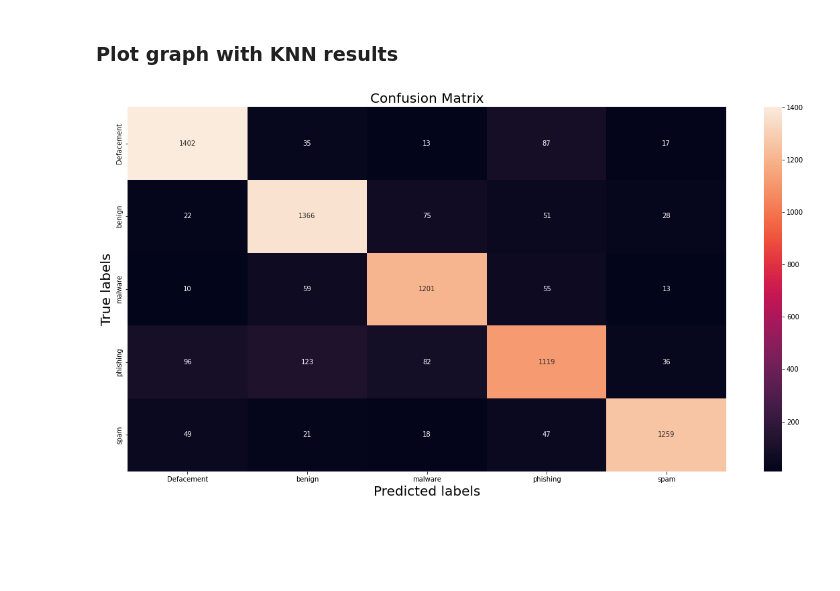
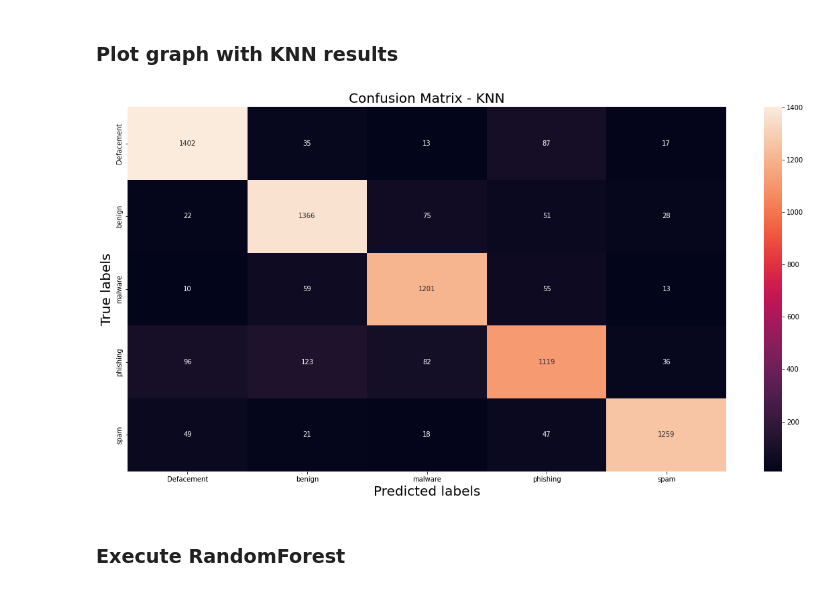
Before and after one commit to ChristianDPO/CDS-CI1030-ATIVIDADES, a Jupyter notebook: tarefa_4/src/Classification.ipynb, the cells around one changed output. Drawn from its saved outputs; the diff is of its cells as text; code cells hidden in the pictures; blank space fills up the shorter version.

Commit message:
Added RandomForest result to Classification.ipynb

```diff
--- a/tarefa_4/src/Classification.ipynb
+++ b/tarefa_4/src/Classification.ipynb
@@ -126,18 +125,20 @@ weighted avg       0.87      0.87      0.87      7284
 # %%
 ax= plt.subplot()
 #annot=True to annotate cells, ftm='g' to disable scientific notation
 sns.heatmap(cm, annot=True, fmt='g' ,ax=ax)
 
 # labels, title and ticks
-ax.set_title('Confusion Matrix', fontsize=20)
+ax.set_title('Confusion Matrix - KNN', fontsize=20)
 ax.set_xlabel('Predicted labels', fontsize=20)
 ax.set_ylabel('True labels', fontsize=20)
 
 classes = ['Defacement', 'benign', 'malware', 'phishing', 'spam']
 
 ax.xaxis.set_ticklabels(classes, fontsize=10)
 ax.yaxis.set_ticklabels(classes, fontsize=10)
 
 plt.gcf().set_size_inches(20, 10)
 # %% [output]
-[figure, old version]
+[figure, new version]
+# %% [markdown]
+### Execute RandomForest
```
Also changed, not shown: parts of 5 cells of this notebook.
